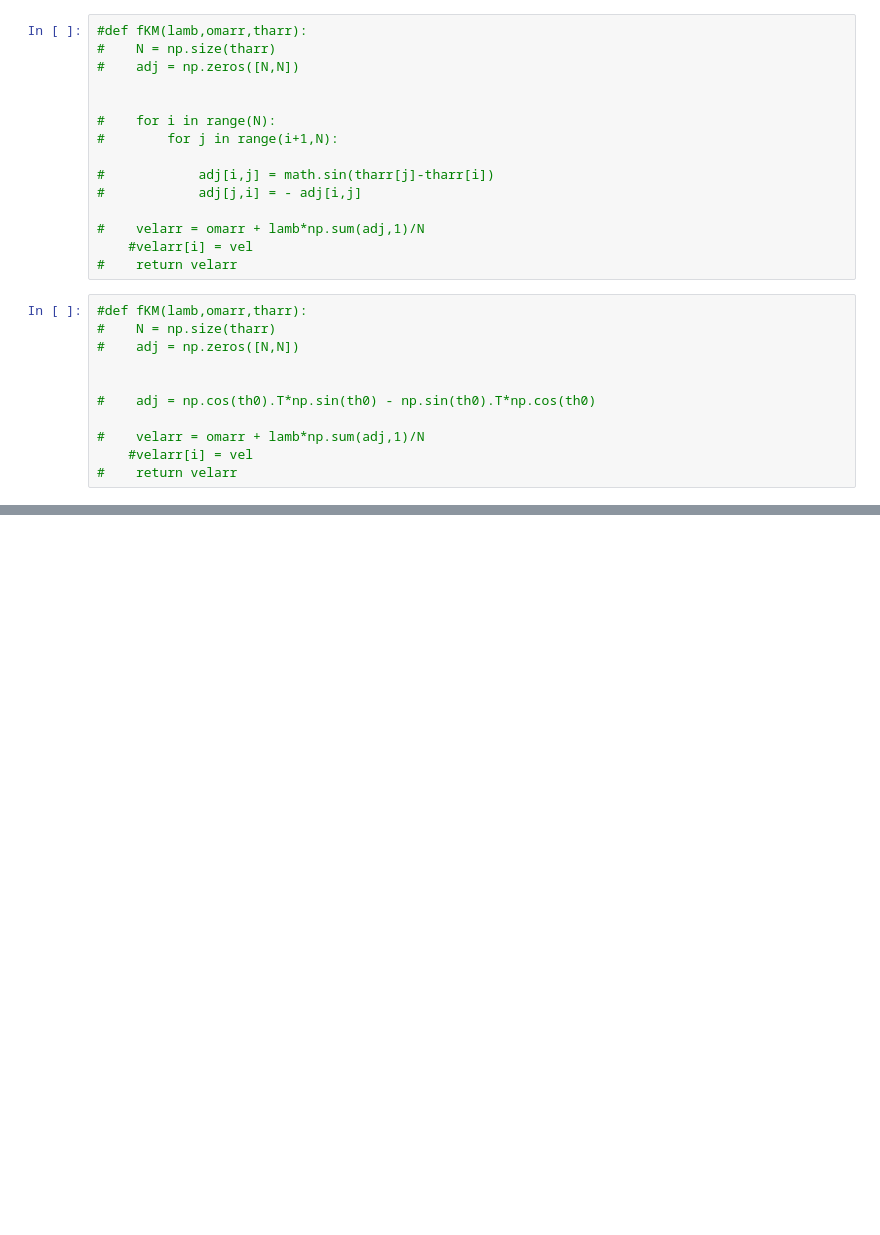
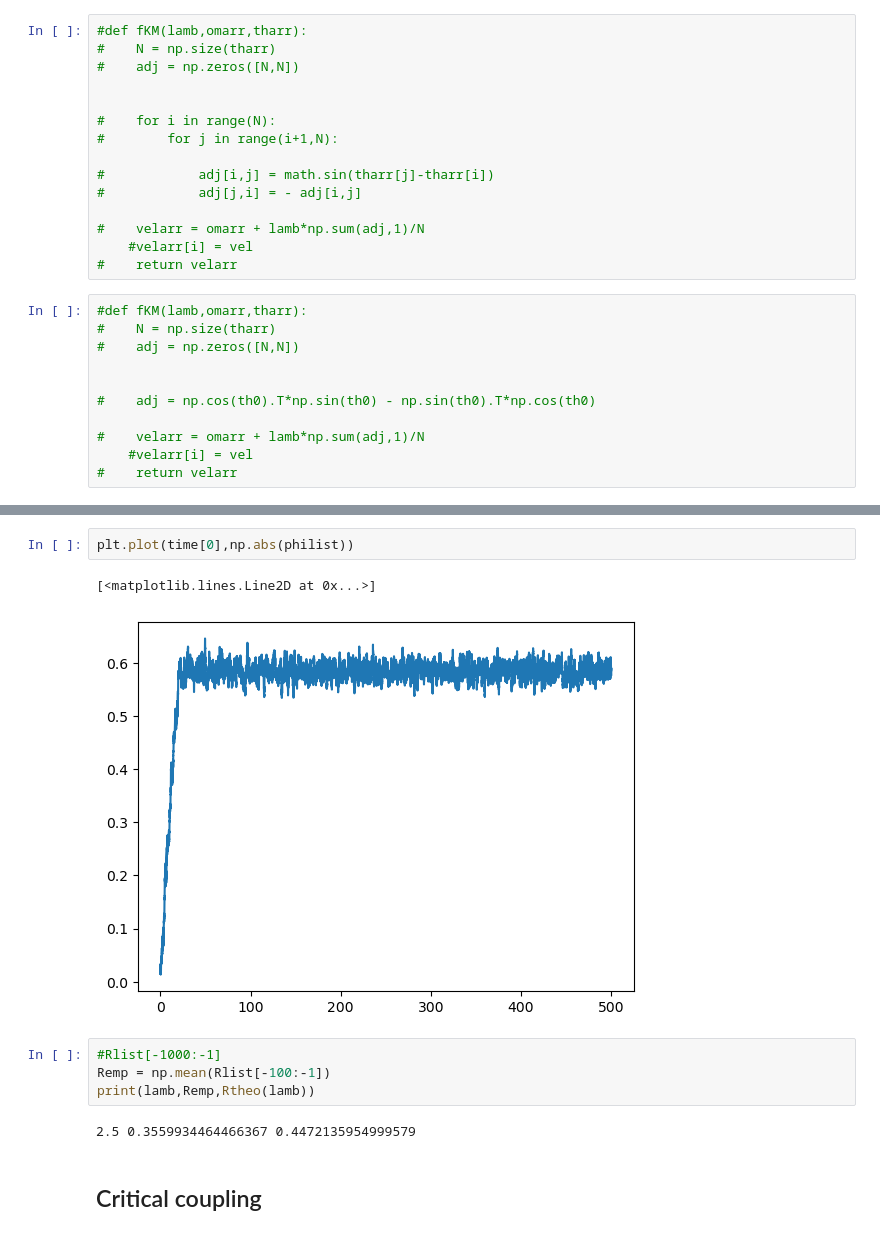
Before and after one commit to RadicceJustino/Kuramoto-basic, a Jupyter notebook: Kuramoto-fully.ipynb, the cells around one changed output, grey strips where cells are left out. Drawn from its saved outputs; the diff is of its cells as text; blank space fills up the shorter version.

```diff
--- a/Kuramoto-fully.ipynb
+++ b/Kuramoto-fully.ipynb
@@ -187,3 +364,16 @@ order(result[1000,:,:][0])
+# %%
+plt.plot(time[0],np.abs(philist))
+# %% [output]
+[<matplotlib.lines.Line2D at 0x...>]
+[figure, added]
+# %%
+#Rlist[-1000:-1]
+Remp = np.mean(Rlist[-100:-1])
+print(lamb,Remp,Rtheo(lamb))
+# %% [output]
+2.5 0.3559934464466367 0.4472135954999579
+# %% [markdown]
+## Critical coupling
 # %%
 Rtheo(lamb)
 # %% [output]
```
Also changed, not shown: parts of 49 cells of this notebook.
